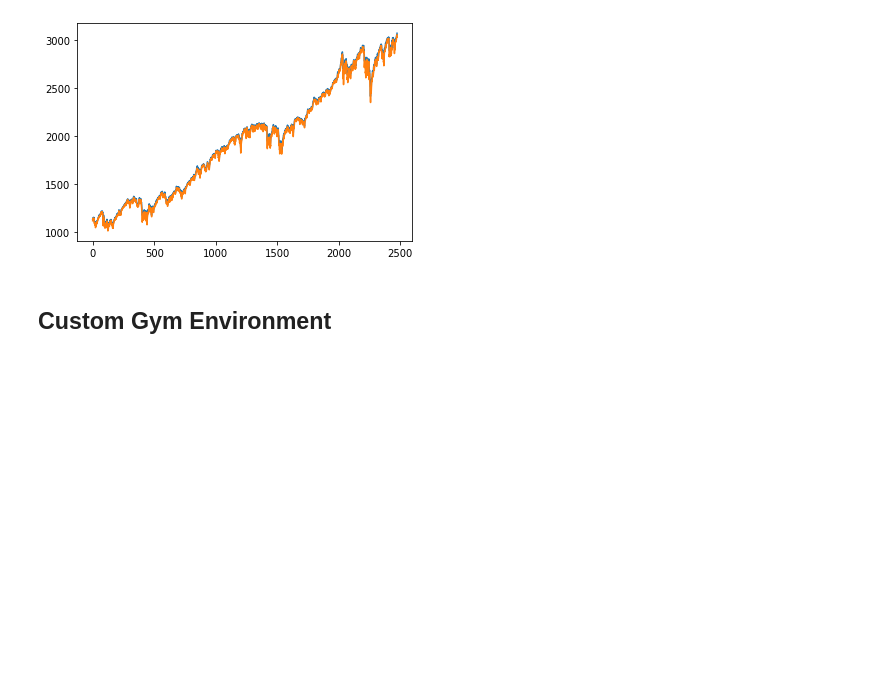
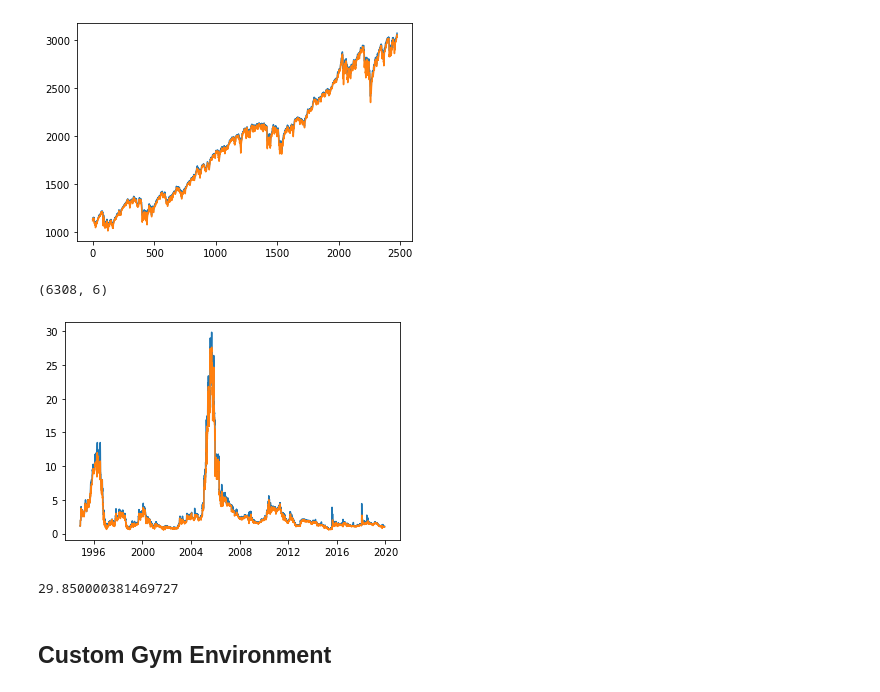
Before and after one commit to jems2019/CMPE-297-99-Project, a Jupyter notebook: final_project_with_custom_dqn.ipynb, the cells around one changed output. Saved outputs shown, nothing was run; the diff lists cells and outputs as text; code cells hidden in the pictures; blank space fills up the shorter version.

```diff
--- a/final_project_with_custom_dqn.ipynb
+++ b/final_project_with_custom_dqn.ipynb
@@ -54,6 +54,22 @@ plt.plot(my_df['Low'])
 plt.show()
 # %% [output]
 [figure]
+# %%
+from pandas_datareader.data import DataReader
+
+aapl = DataReader('FORD', 'yahoo', '1990-01-01')
+
+print(aapl.shape)
+plt.plot(aapl['High'])
+plt.plot(aapl['Low'])
+plt.show()
+# %% [output]
+(6308, 6)
+[figure, added]
+# %%
+appl.head()
+# %% [output]
+29.850000381469727
 # %% [markdown]
 ## Custom Gym Environment
 # %%
```
Also changed, not shown: parts of 12 cells of this notebook.
